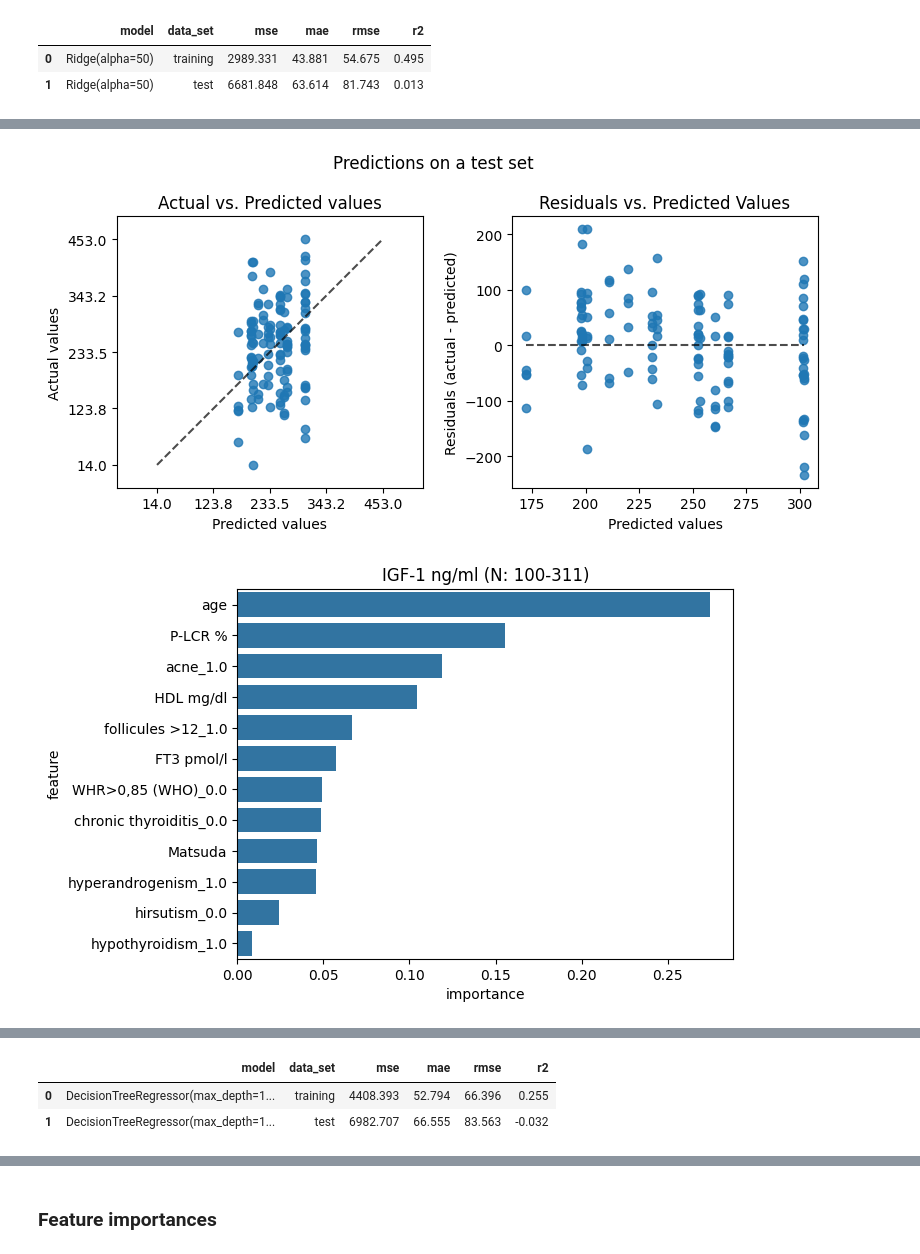
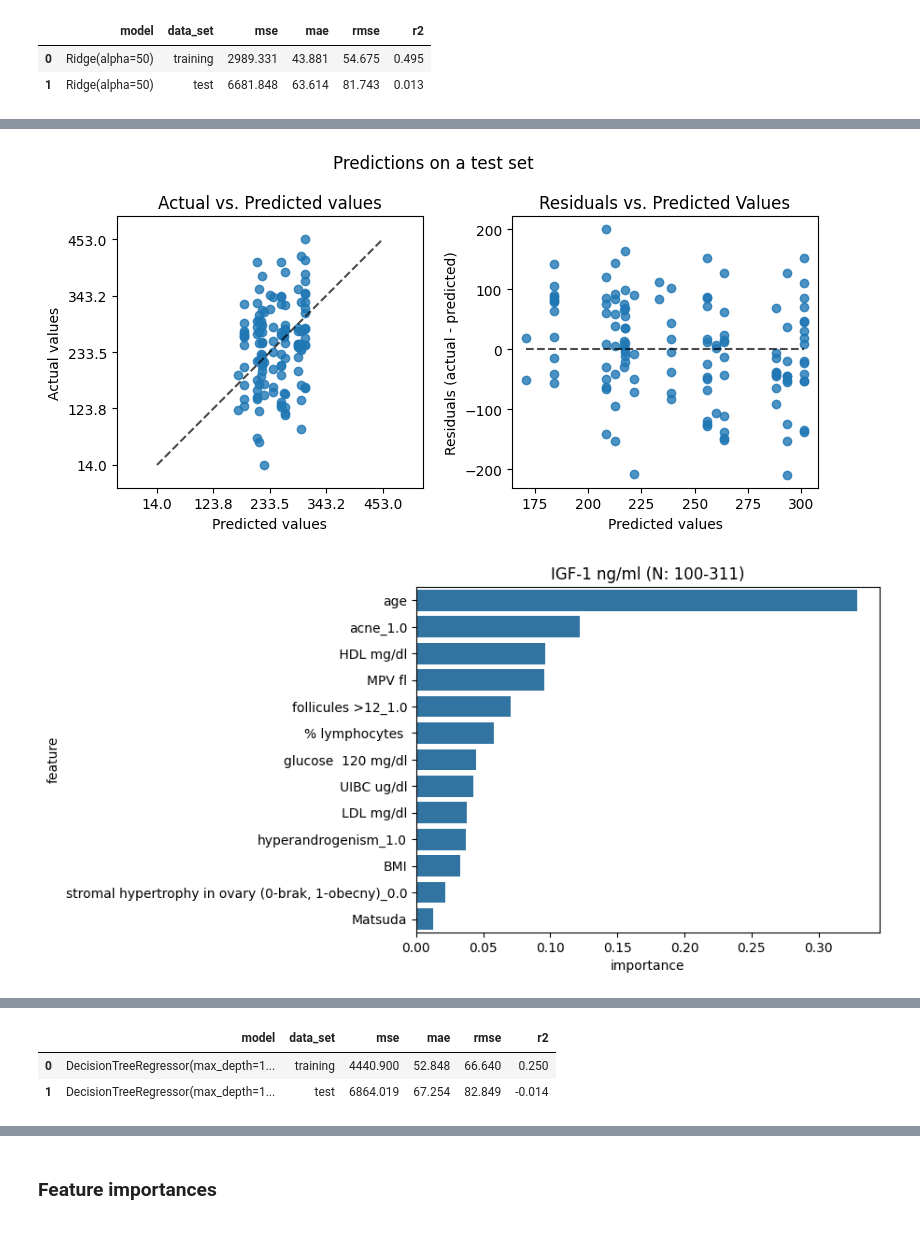
Before and after one commit to Karina-00/Master_project, a Jupyter notebook: igf_models.ipynb, the cells around one changed output, grey strips where cells are left out. Drawn from its saved outputs; the diff is of its cells as text; code cells hidden in the pictures.

Commit message:
Added classification problem, improved tree visualisation

```diff
--- a/igf_models.ipynb
+++ b/igf_models.ipynb
@@ -192,6 +200,8 @@ Name: MAE, dtype: float64
 Best combo: RS_KNN + original_ohe_+_impute_rf
 # %%
 continuous_preprocessor = Pipeline([('scaler', RobustScaler()), ('imputer', KNNImputer(n_neighbors=9))])
+tree_continuous_preprocessor = Pipeline([('imputer', KNNImputer(n_neighbors=9))])
+
 categorical_preprocessor = Pipeline([('one_hot_encoder', OneHotEncoder(handle_unknown='ignore'))])
 # %% [markdown]
 ### Hyperparameter tuning
@@ -356,6 +366,6 @@ vit_d_model_scores_df
 | 1 | Ridge(alpha=50) | test | 6681.848 | 63.614 | 81.743 | 0.013 |
 # %%
 tree_model = DecisionTreeRegressor(criterion="squared_error", max_depth=15, min_samples_leaf=25, min_samples_split=15, splitter='random', random_state=16)
-vit_d_model_scores_df, feature_importnces_tree = train_model(tree_model, IGF, X_train_igf, y_train_igf, X_test_igf, y_test_igf, continuous_preprocessor, categorical_preprocessor, get_feature_importance_tree)
+vit_d_model_scores_df, feature_importnces_tree = train_model(tree_model, IGF, X_train_igf, y_train_igf, X_test_igf, y_test_igf, tree_continuous_preprocessor, categorical_preprocessor, get_feature_importance_tree)
 vit_d_model_scores_df
 # %% [output]
@@ -363,2 +373,2 @@ vit_d_model_scores_df
-[figure, old version]
+[figure, new version]
-[figure, old version]
+[figure, new version]
@@ -366,5 +376,5 @@ vit_d_model_scores_df
 |  | model | data_set | mse | mae | rmse | r2 |
-| 0 | DecisionTreeRegressor(max_depth=1... | training | 4408.393 | 52.794 | 66.396 | 0.255 |
-| 1 | DecisionTreeRegressor(max_depth=1... | test | 6982.707 | 66.555 | 83.563 | -0.032 |
+| 0 | DecisionTreeRegressor(max_depth=1... | training | 4440.900 | 52.848 | 66.640 | 0.250 |
+| 1 | DecisionTreeRegressor(max_depth=1... | test | 6864.019 | 67.254 | 82.849 | -0.014 |
 # %%
 rf_model = RandomForestRegressor(n_estimators=200, max_depth=None, max_features='sqrt', min_samples_leaf=7, min_samples_split=10, criterion='absolute_error', random_state=56)
```
Also changed, not shown: parts of 11 cells of this notebook, 11 other files.
